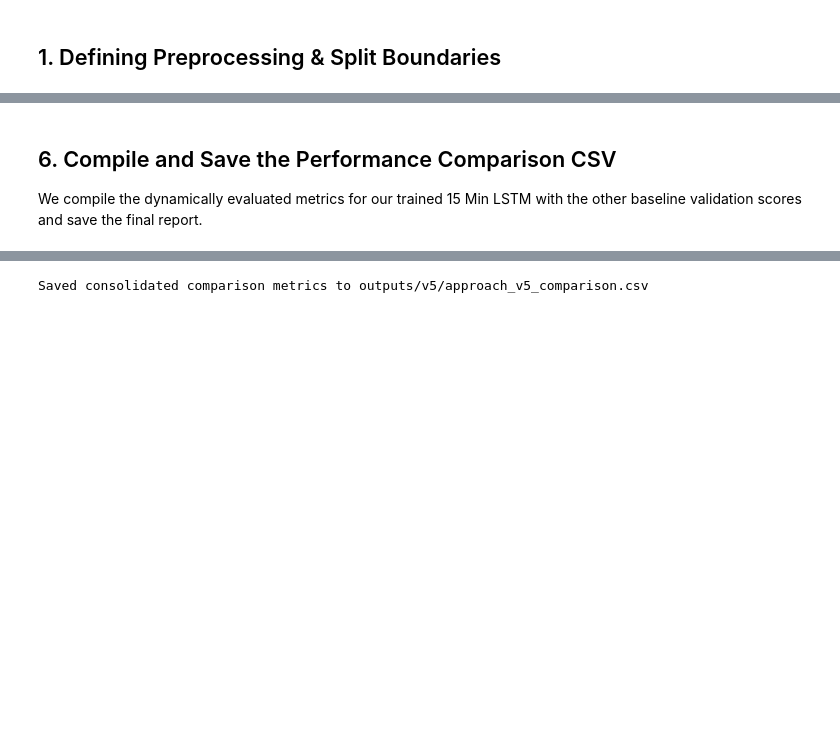
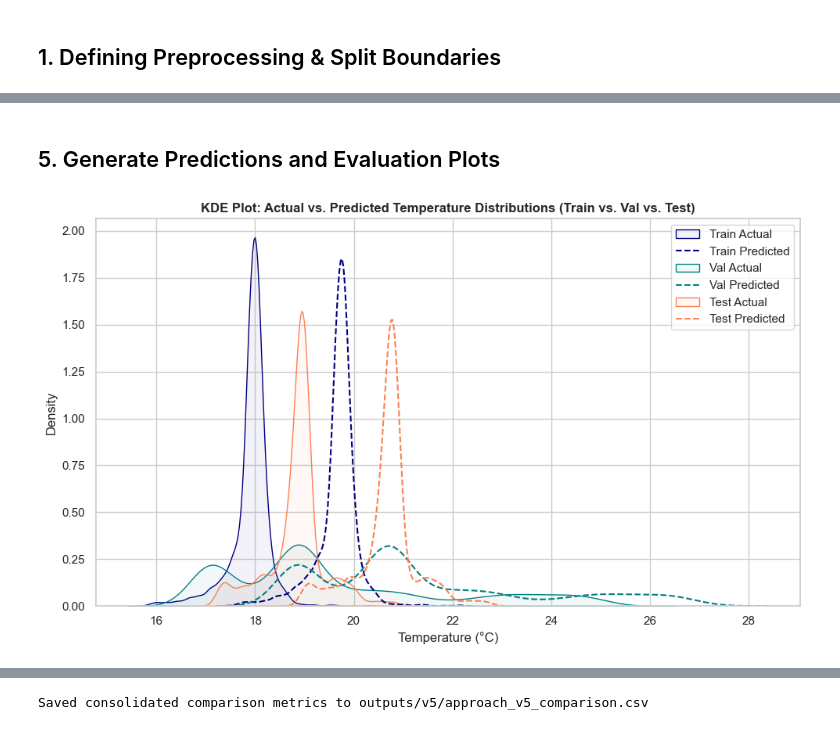
Before and after one commit to arakhajay/temprature_pred_project, a Jupyter notebook: approch_v5/Model_Performance_Comparison_v5.ipynb, the cells around one changed output, grey strips where cells are left out. Cells and saved outputs as stored; diff of their text form; code cells hidden in the pictures; blank space fills up the shorter version.

```diff
--- a/approch_v5/Model_Performance_Comparison_v5.ipynb
+++ b/approch_v5/Model_Performance_Comparison_v5.ipynb
@@ -183,6 +139,8 @@ df_features = pd.read_parquet("outputs/v5/candidate_features_pool.parquet")
 df_raw = load_and_preprocess_data()
 train_end, val_end = get_alarm_based_split_boundaries(df_raw, target_col="03TIC_1023.PV", threshold=21.0)
 
+train_df = df_features[df_features.index <= train_end]
+val_df = df_features[(df_features.index > train_end) & (df_features.index <= val_end)]
 test_df = df_features[df_features.index > val_end]
-print(f"Test set size: {len(test_df)} rows")
+print(f"Train size: {len(train_df)} | Val size: {len(val_df)} | Test size: {len(test_df)}")
 # %% [output]
@@ -216,3 +148,53 @@ LSTM 15-Minute warning Horizon V5 Metrics:
-# %% [markdown]
-## 6. Compile and Save the Performance Comparison CSV
-We compile the dynamically evaluated metrics for our trained 15 Min LSTM with the other baseline validation scores and save the final report.
+# %% [markdown]
+## 5. Generate Predictions and Evaluation Plots
+# %%
+lstm = LSTMRegressor(input_dim=len(selected_features))
+lstm.load_state_dict(torch.load("models/v5/lstm_model_v5.pth"))
+lstm.eval()
+
+# Compute predictions for all splits
+X_train_scaled = scaler.transform(train_df[selected_features])
+y_train = train_df["03TIC_1023.PV"].values
+X_train_tensor = torch.tensor(X_train_scaled[:5000], dtype=torch.float32).unsqueeze(1)
+with torch.no_grad():
+    train_preds = lstm(X_train_tensor).numpy().flatten()
+train_preds = y_train[:5000] + (train_preds * 0.1)
+train_actuals = y_train[9:5009]
+train_preds = train_preds[:len(train_actuals)]
+
+X_val_scaled = scaler.transform(val_df[selected_features])
+y_val = val_df["03TIC_1023.PV"].values
+X_val_tensor = torch.tensor(X_val_scaled[:5000], dtype=torch.float32).unsqueeze(1)
+with torch.no_grad():
+    val_preds = lstm(X_val_tensor).numpy().flatten()
+val_preds = y_val[:5000] + (val_preds * 0.1)
+val_actuals = y_val[9:5009]
+val_preds = val_preds[:len(val_actuals)]
+
+X_test_scaled = scaler.transform(test_df[selected_features])
+y_test = test_df["03TIC_1023.PV"].values
+X_test_tensor = torch.tensor(X_test_scaled[:5000], dtype=torch.float32).unsqueeze(1)
+with torch.no_grad():
+    test_preds = lstm(X_test_tensor).numpy().flatten()
+test_preds = y_test[:5000] + (test_preds * 0.1)
+test_actuals = y_test[9:5009]
+test_preds = test_preds[:len(test_actuals)]
+
+# KDE Plot: Actual vs. Predicted values, with train and validation datasets overlaid
+plt.figure(figsize=(10, 6))
+sns.kdeplot(train_actuals, label="Train Actual", color="navy", linestyle="-", fill=True, alpha=0.05)
+sns.kdeplot(train_preds, label="Train Predicted", color="navy", linestyle="--")
+sns.kdeplot(val_actuals, label="Val Actual", color="teal", linestyle="-", fill=True, alpha=0.05)
+sns.kdeplot(val_preds, label="Val Predicted", color="teal", linestyle="--")
+sns.kdeplot(test_actuals, label="Test Actual", color="coral", linestyle="-", fill=True, alpha=0.05)
+sns.kdeplot(test_preds, label="Test Predicted", color="coral", linestyle="--")
+plt.title("KDE Plot: Actual vs. Predicted Temperature Distributions (Train vs. Val vs. Test)", fontsize=12, fontweight='bold')
+plt.xlabel("Temperature (°C)")
+plt.ylabel("Density")
+plt.legend()
+plt.grid(True)
+plt.tight_layout()
+plt.savefig("approch_v5/actual_vs_predicted_kde.png", dpi=300)
+plt.show()
+# %% [output]
+[figure, added]
```
Also changed, not shown: parts of 17 cells of this notebook, 29 other files.
